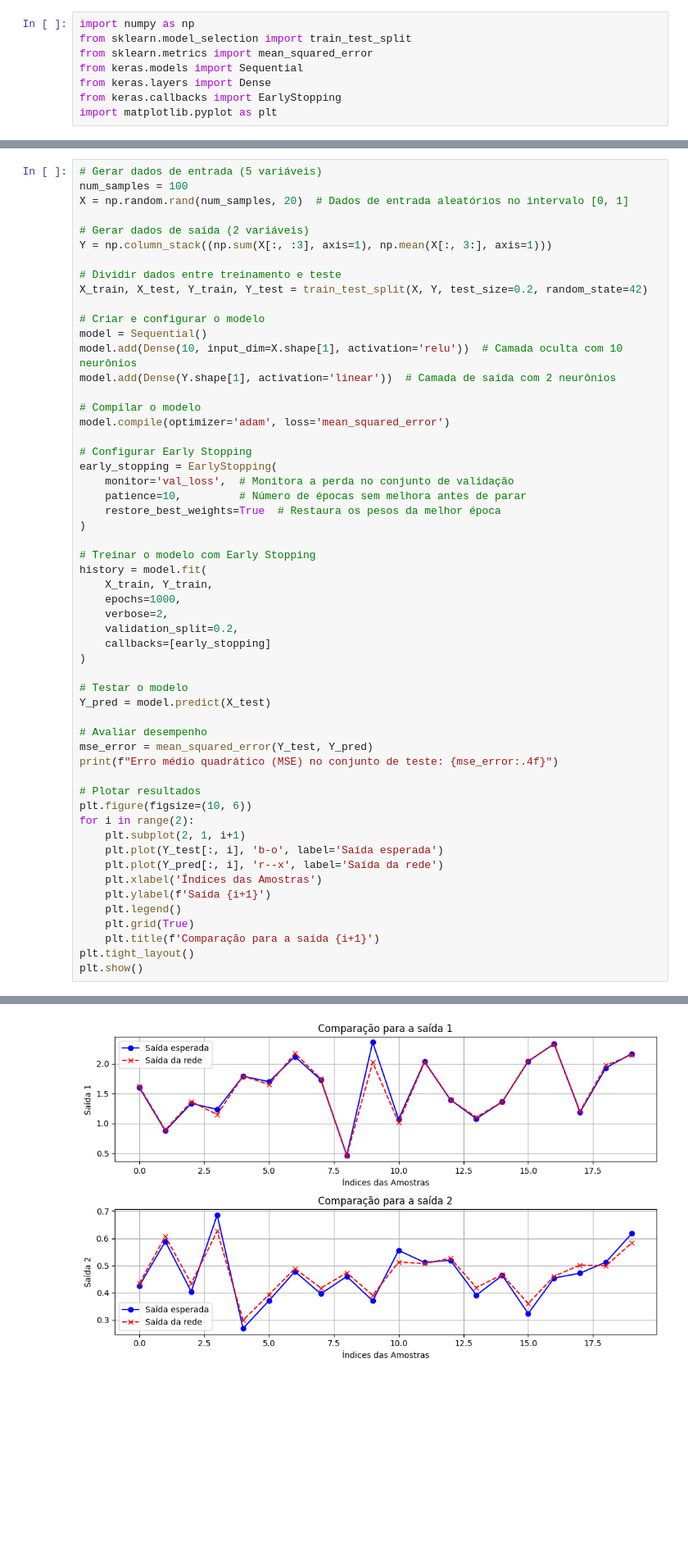
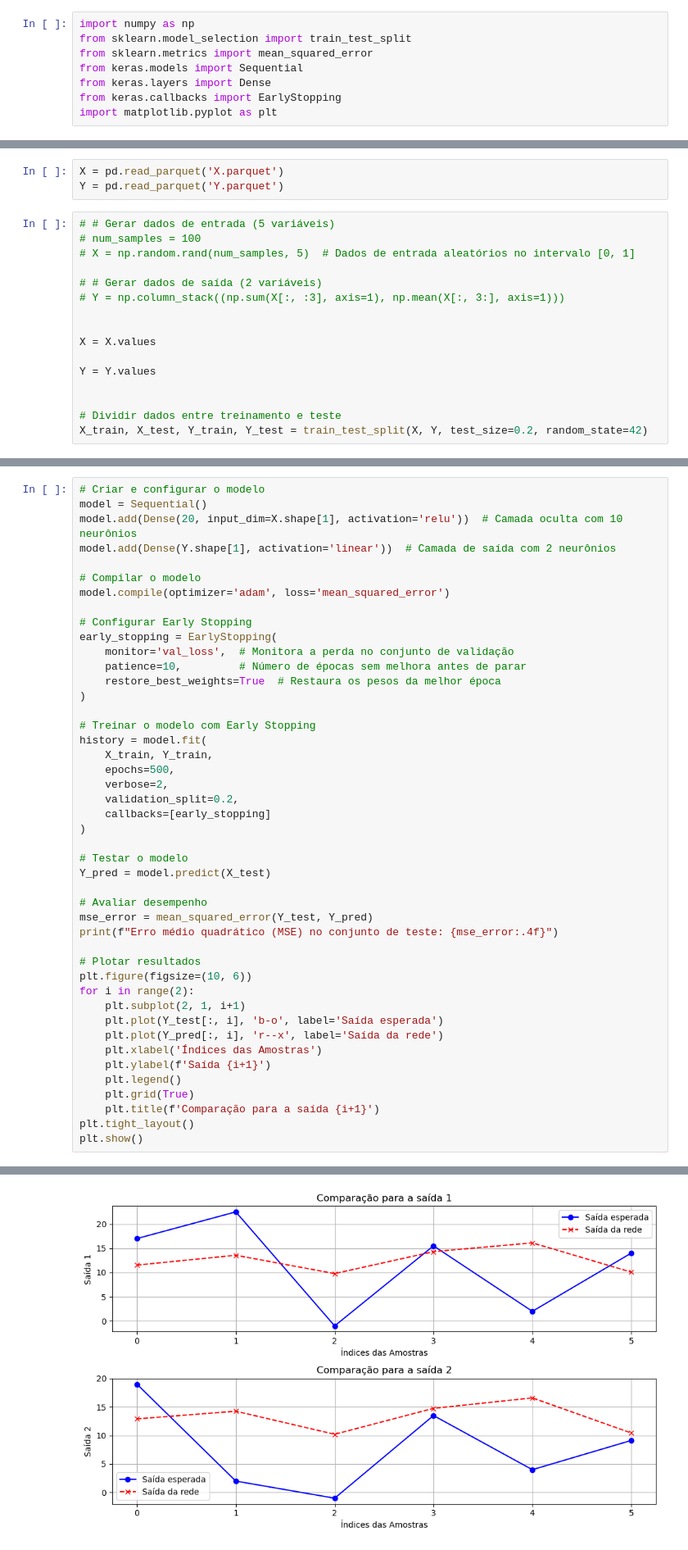
Before and after one commit to Rafa3lAlbuqueruqe/GSEI, a Jupyter notebook: RedesNeuraisMalha/transpos.ipynb, the cells around one changed output, grey strips where cells are left out. Shown at 82% size. Drawn from its saved outputs; the diff is of its cells as text; blank space fills up the shorter version.

```diff
--- a/RedesNeuraisMalha/transpos.ipynb
+++ b/RedesNeuraisMalha/transpos.ipynb
@@ -8,0 +11,19 @@ import matplotlib.pyplot as plt
+# %%
+X = pd.read_parquet('X.parquet')
+Y = pd.read_parquet('Y.parquet')
+# %%
+# # Gerar dados de entrada (5 variáveis)
+# num_samples = 100
+# X = np.random.rand(num_samples, 5)  # Dados de entrada aleatórios no intervalo [0, 1]
+
+# # Gerar dados de saída (2 variáveis)
+# Y = np.column_stack((np.sum(X[:, :3], axis=1), np.mean(X[:, 3:], axis=1)))
+
+
+X = X.values
+
+Y = Y.values
+
+
+# Dividir dados entre treinamento e teste
+X_train, X_test, Y_train, Y_test = train_test_split(X, Y, test_size=0.2, random_state=42)
@@ -9,17 +34,7 @@ import matplotlib.pyplot as plt
 # %%
-# Gerar dados de entrada (5 variáveis)
-num_samples = 100
-X = np.random.rand(num_samples, 20)  # Dados de entrada aleatórios no intervalo [0, 1]
-
-# Gerar dados de saída (2 variáveis)
-Y = np.column_stack((np.sum(X[:, :3], axis=1), np.mean(X[:, 3:], axis=1)))
-
-# Dividir dados entre treinamento e teste
-X_train, X_test, Y_train, Y_test = train_test_split(X, Y, test_size=0.2, random_state=42)
-
 # Criar e configurar o modelo
 model = Sequential()
-model.add(Dense(10, input_dim=X.shape[1], activation='relu'))  # Camada oculta com 10 neurônios
+model.add(Dense(20, input_dim=X.shape[1], activation='relu'))  # Camada oculta com 10 neurônios
 model.add(Dense(Y.shape[1], activation='linear'))  # Camada de saída com 2 neurônios
 
 # Compilar o modelo
@@ -35,7 +50,7 @@ early_stopping = EarlyStopping(
 # Treinar o modelo com Early Stopping
 history = model.fit(
     X_train, Y_train,
-    epochs=1000,
+    epochs=500,
     verbose=2,
     validation_split=0.2,
     callbacks=[early_stopping]
@@ -83 +98 @@ Erro médio quadrático (MSE) no conjunto de teste: 0.0037
-[figure, old version]
+[figure, new version]
```
Also changed, not shown: parts of 4 cells of this notebook, 31 other files.
